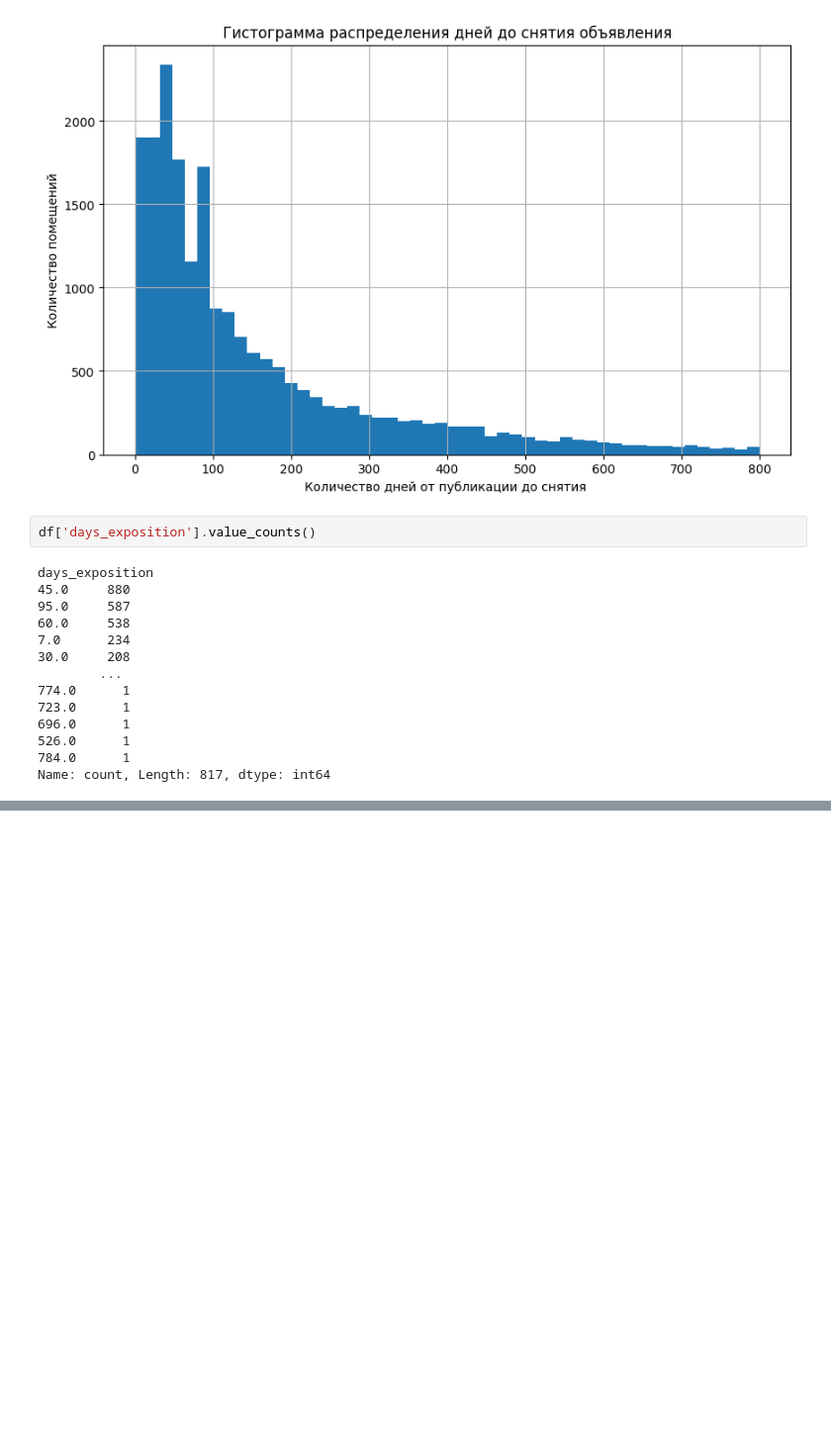
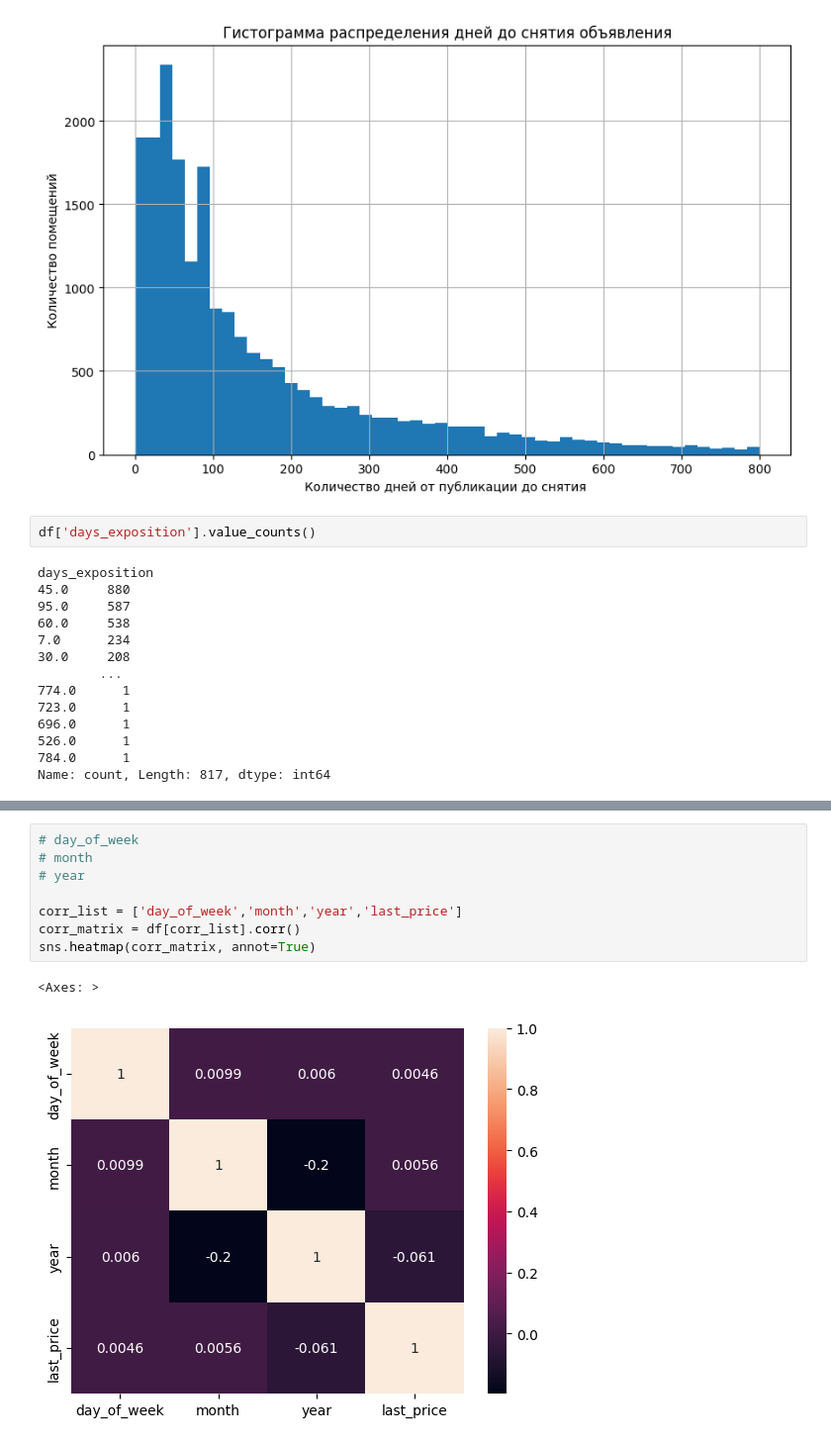
Before and after one commit to hactac9i/-----------------_------, a Jupyter notebook: real_estate_data.ipynb, the cells around one changed output, grey strips where cells are left out. Shown at 99% size. Saved outputs shown, nothing was run; the diff lists cells and outputs as text; blank space fills up the shorter version.

```diff
--- a/real_estate_data.ipynb
+++ b/real_estate_data.ipynb
@@ -449,0 +517,11 @@ Name: count, Length: 817, dtype: int64
+# %%
+# day_of_week
+# month
+# year
+
+corr_list = ['day_of_week','month','year','last_price']
+corr_matrix = df[corr_list].corr()
+sns.heatmap(corr_matrix, annot=True)
+# %% [output]
+<Axes: >
+[figure, added]
```
Also changed, not shown: parts of 14 cells of this notebook.
